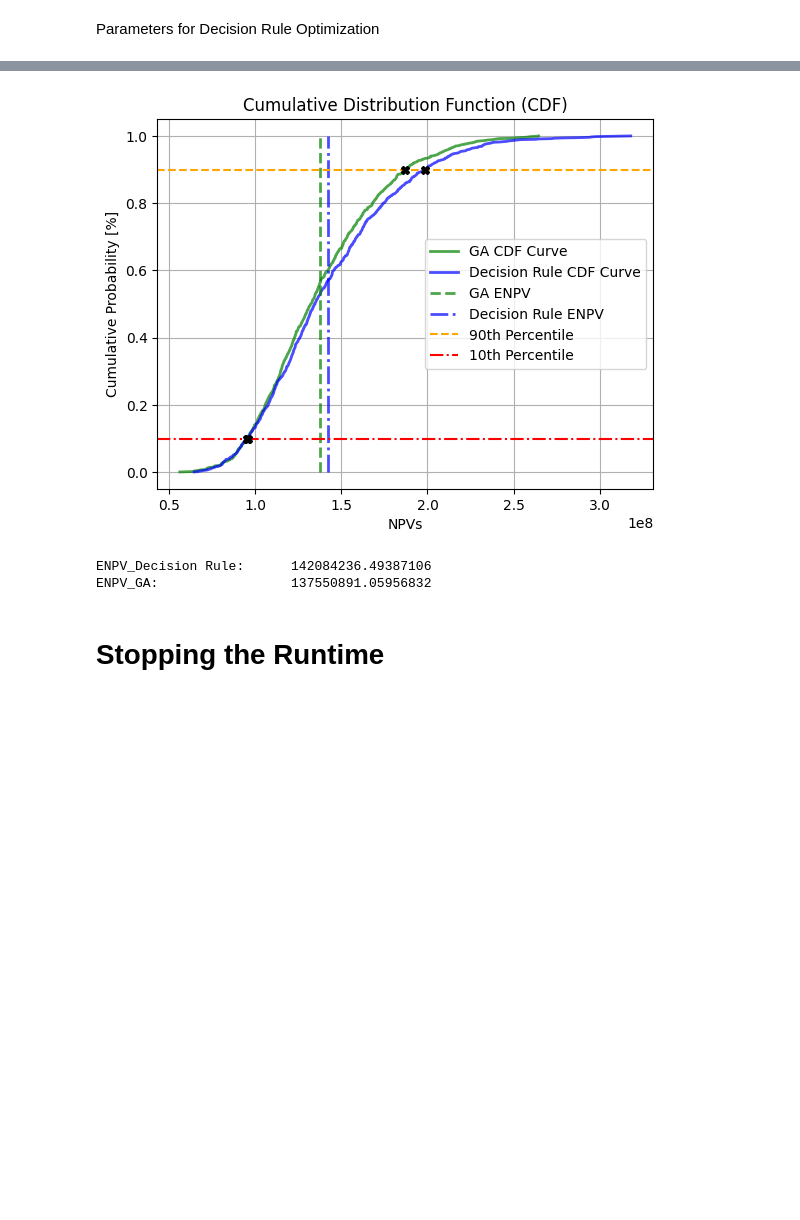
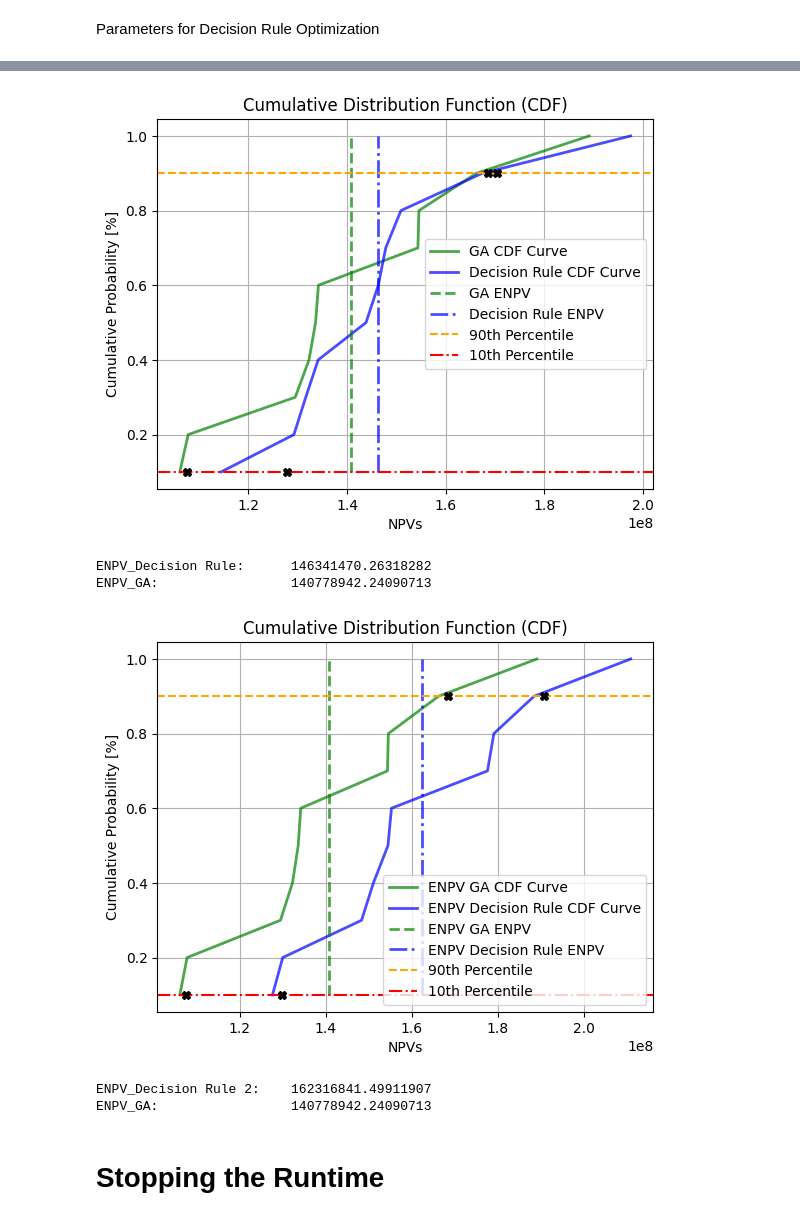
Before and after one commit to Oli767/Masterthesis, a Jupyter notebook: MT.ipynb, the cells around one changed output, grey strips where cells are left out. Cells and saved outputs as stored; diff of their text form; code cells hidden in the pictures; blank space fills up the shorter version.

```diff
--- a/MT.ipynb
+++ b/MT.ipynb
@@ -84,7 +84,7 @@ Param = {
     "Dt0": 25000000,  # Demand at t0
     "dt": 1,  # Steptime in Years
     "Fth": 20,  # Time Horizon of Forecasts in Steptime
-    "No_Forecasts": 1000,  # Number of Forecasts
+    "No_Forecasts": 10,  # Number of Forecasts
     "No_Forecasts_plot": 100,  # Number of Forecasts to be plotted
     "mu": 0.042754330256447565,  # Average Demand growth per year
     "sigma": 0.05813761525452841,  # Volatility of Demand development per year
@@ -115,8 +115,8 @@ Param = {
     "CC_Open_LH2": 300000,  # Construction cost of LH2 aircraft dock stands per unit of K
     "CC_Truck_LH2": 70000,  # Acquisition cost of refueling trucks per unit of K
     "CC_Pipeline_LH2": 30000,  # Construction cost of LH2 pipelines per unit of K
-    "TS_LH": 100000,  # Threshold for LH2 demand before pipeline installation viable
-    "LH_Fuel_ATM": 10,  # LH2 Demand per LH2 Aircraft Movement
+    "TS_D_LH": 100000,  # Threshold for LH2 yearly demand before pipeline installation viable
+    "D_LH_Fuel_ATM": 5,  # LH2 Yearly Demand per LH2 Aircraft Movement
     "CE_Dock_Jet": 100,  # Cost of energy and water for Jet A1 dockstands per unit of K used
     "CE_Open_Jet": 50,  # Cost of energy and water for Jet A1 openstands per unit of K used
     "CM_Over_Jet": 0,  # Cost of over (unused) Jet A1 stand capacity per unit of K unused
@@ -370,0 +459,26 @@ Param["stepsize_condition"] = -1
+# %%
+delta_K_Jet2 = fn.Decision_Rule(
+    Param, Param["K0"], d_ATM_Jet, Result[1][0], Result[1][1]
+)
+K_Jet2 = fn.Capacity_2D(Param, delta_K_Jet2)
+fn.Scenario_plot(Param, K_Jet2, True, "Decision Rule Output Jet", "Capacity K Jet")
+fn.Scenario_plot(
+    Param,
+    np.vstack((K_Jet2, d_ATM_Jet)),
+    True,
+    "Decision Rule Output Jet",
+    "Capacity K Jet",
+)
+
+delta_K_LH2 = fn.Decision_Rule(
+    Param, Param["K0_LH"], d_ATM_LH, Result[1][2], Result[1][3]
+)
+K_LH2 = fn.Capacity_2D(Param, delta_K_LH2, True)
+fn.Scenario_plot(Param, K_LH2, True, "Decision Rule Output LH", "Capacity K LH")
+fn.Scenario_plot(
+    Param,
+    np.vstack((K_LH2, d_ATM_LH)),
+    True,
+    "Decision Rule Output LH",
+    "Capacity K LH",
+)
@@ -371,3 +490,7 @@ Param["stepsize_condition"] = -1
+# %%
+NPV_Decision2 = fn.NPV_calculation(
+    Param, delta_K_Jet2, delta_K_LH2, d_ATM_mix, S_value_matrix, Shock_Scenarios
+)
 # %%
 def Evaluation(Param, K0, ATM, S_values, Pax, n=100):
     """
@@ -511,11 +634,22 @@ fn.Scenario_plot(Param, d_ATM_LH, True, "Flex Output Total", "Capacity K")
 # %%
 fn.CDF_Plot(NPV_GA, NPV_Decision, "GA", "Decision Rule")
 print("ENPV_Decision Rule: \t", np.mean(NPV_Decision))
 print("ENPV_GA: \t\t", np.mean(NPV_GA))
+fn.CDF_Plot(
+    NPV_GA,
+    NPV_Decision2,
+    "ENPV GA",
+    "ENPV Decision Rule",
+)
+print("ENPV_Decision Rule 2: \t", np.mean(NPV_Decision2))
+print("ENPV_GA: \t\t", np.mean(NPV_GA))
 # %% [output]
-[figure, old version]
+[figure, new version]
-ENPV_Decision Rule:      142084236.49387106
-ENPV_GA:                 137550891.05956832
+ENPV_Decision Rule:      146341470.26318282
+ENPV_GA:                 140778942.24090713
+[figure, added]
+ENPV_Decision Rule 2:    162316841.49911907
+ENPV_GA:                 140778942.24090713
 # %% [markdown]
 # Stopping the Runtime
 # %%
```
Also changed, not shown: parts of 15 cells of this notebook, 1 other file.
